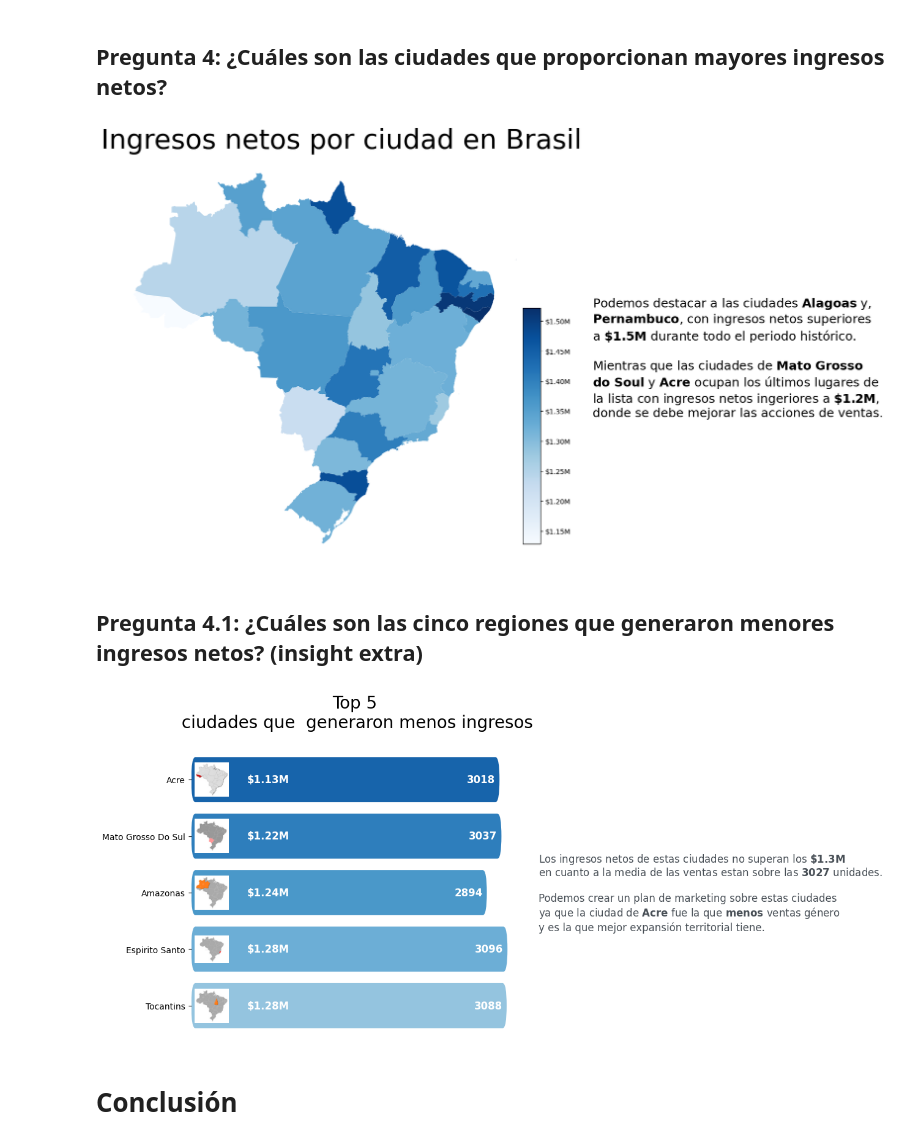
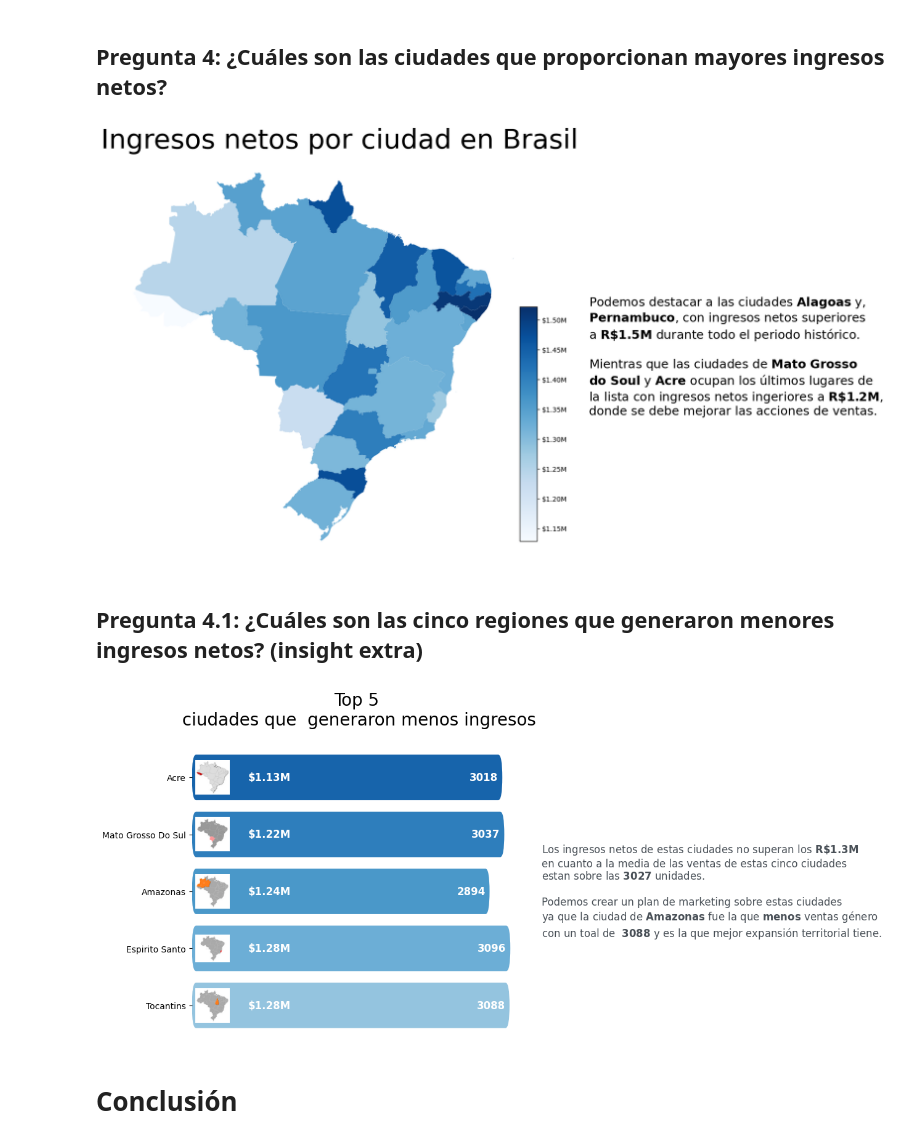
Before and after one commit to GabrielChavezC/Store_Sales_Analysis_SQL, a Jupyter notebook: Store_Sales_Analysis_SQL.ipynb, the cells around one changed output. Cells and saved outputs as stored; diff of their text form; code cells hidden in the pictures.

```diff
--- a/Store_Sales_Analysis_SQL.ipynb
+++ b/Store_Sales_Analysis_SQL.ipynb
@@ -1163,11 +1220,11 @@ y_limits = ax.get_ylim()
 conclusion_text=(
     "Podemos destacar a las ciudades $\\bf{Alagoas}$ y,\n"
     "$\\bf{Pernambuco}$, con ingresos netos superiores\n"
-    "a $\\bf{\\$1.5M}$ durante todo el periodo histórico.\n\n"
+    "a $\\bf{R \\$1.5M}$ durante todo el periodo histórico.\n\n"
 
     "Mientras que las ciudades de $\\bf{Mato\\ Grosso}$\n"
     "$\\bf{do\\ Soul}$ y $\\bf{Acre}$ ocupan los últimos lugares de\n"
-    "la lista con ingresos netos ingeriores a $\\bf{\\$1.2M}$,\n"
+    "la lista con ingresos netos ingeriores a $\\bf{R \\$1.2M}$,\n"
     "donde se debe mejorar las acciones de ventas."
 
     )
@@ -1184,7 +1241,7 @@ ax.text(x_limits[1] + (x_limits[1] - x_limits[0]) * 0.05,
 
 plt.show()
 # %% [output]
-[figure, old version]
+[figure, new version]
 # %%
 query='''
     SELECT ip.ciudad,
@@ -1270,38 +1327,39 @@ for patch,color,name_state,cantidad_vendida,ingresos_netos,image_path in zip(ax.
 for patch in new_patches:
     ax.add_patch(patch)
 
 
 #agregar concluiusioon a la derecga del grafico
 
 conclusion_text=(
-    "Los ingresos netos de estas ciudades no superan los $\\bf{\\$1.3M}$ \n"
-    "en cuanto a la media de las ventas estan sobre las $\\bf{3027}$ unidades.\n\n"
+    "Los ingresos netos de estas ciudades no superan los $\\bf{R \\$1.3M}$ \n"
+    "en cuanto a la media de las ventas de estas cinco ciudades\n"
+    "estan sobre las $\\bf{3027}$ unidades.\n\n"
     "Podemos crear un plan de marketing sobre estas ciudades\n"
-    "ya que la ciudad de $\\bf{Acre}$ fue la que $\\bf{menos}$ ventas género\n"
-    "y es la que mejor expansión territorial tiene."
+    "ya que la ciudad de $\\bf{Amazonas}$ fue la que $\\bf{menos}$ ventas género\n"
+    "con un toal de  $\\bf{3088}$ y es la que mejor expansión territorial tiene."
 
 )
 
 ax.text(170,2,conclusion_text,fontsize=12,color='#495057',va='center',ha='left')
 
 #Personalizando el grafico
 ax.set_title("Top 5 \n ciudades que  generaron menos ingresos \n ", loc="center",fontdict={"fontsize":20},pad=0)
 ax.set_xlabel("")
 ax.set_ylabel("")
 ax.set_xticks([])
 ax.yaxis.grid(False)
 ax.xaxis.grid(False)
 
 ax.spines['top'].set_visible(False)
 ax.spines['right'].set_visible(False)
 ax.spines['bottom'].set_visible(False)
 ax.spines['left'].set_visible(False)
 sns.despine(left=True, bottom=True)
 
 
 plt.show()
 # %% [output]
-[figure, old version]
+[figure, new version]
 # %% [markdown]
 # Conclusión
 # %% [markdown]
```
Also changed, not shown: parts of 10 cells of this notebook.
